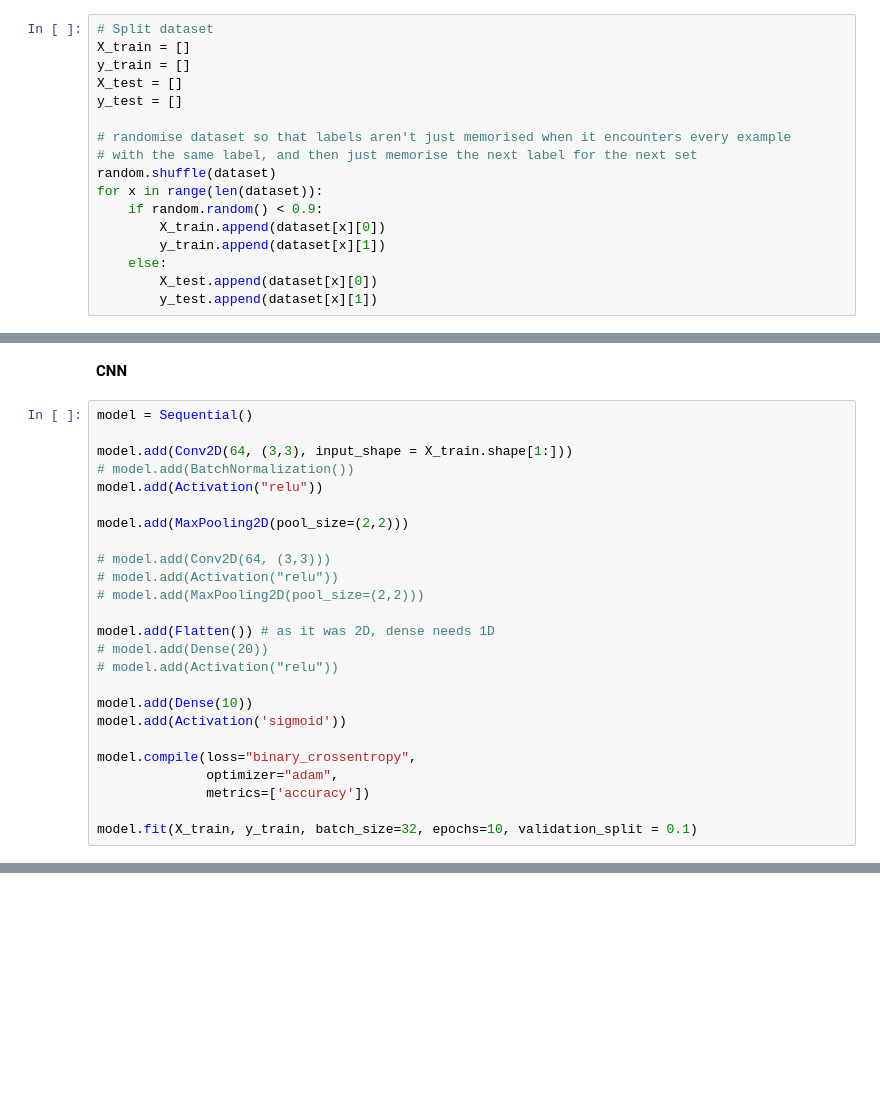
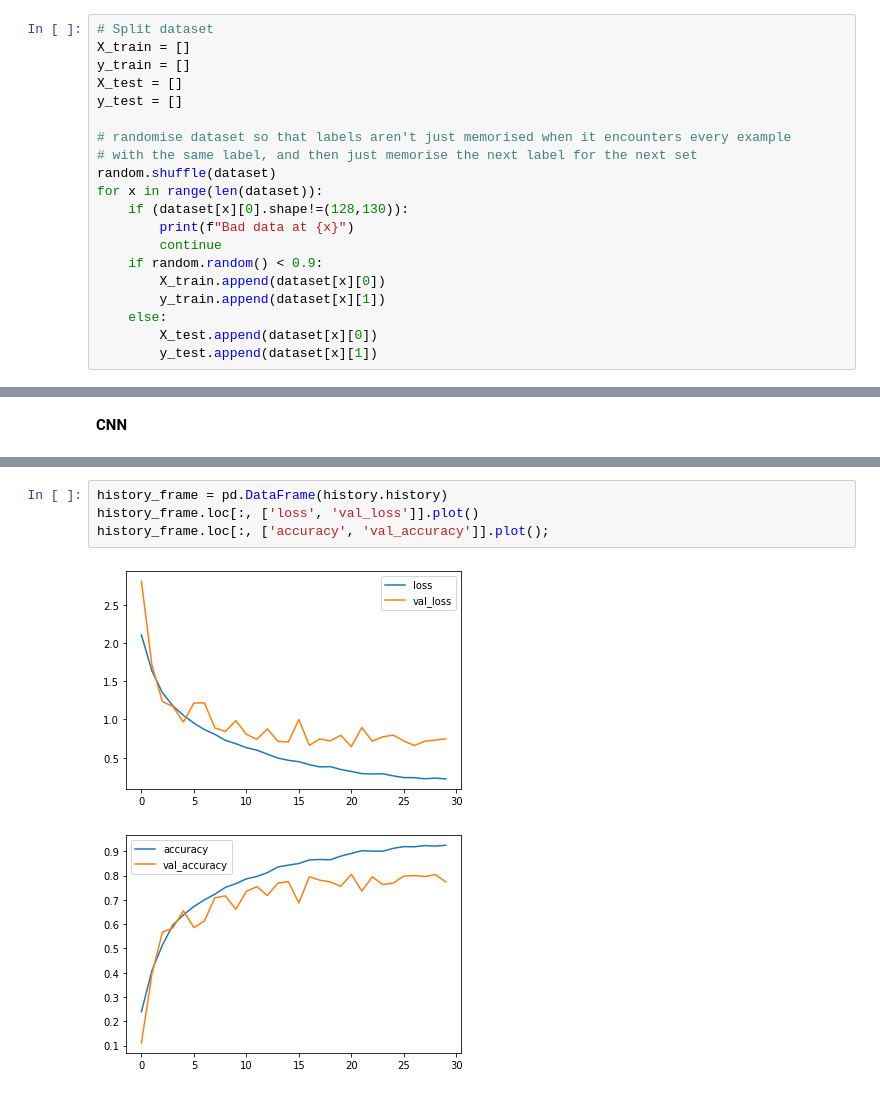
Before and after one commit to alexpondaven/Music-Genre-Classification, a Jupyter notebook: 4-Models using Mel Spectogram (including CNN).ipynb, the cells around one changed output, grey strips where cells are left out. Cells and saved outputs as stored; diff of their text form; blank space fills up the shorter version.

Commit message:
improved CNN model accuracy to 80%

```diff
--- a/4-Models using Mel Spectogram (including CNN).ipynb
+++ b/4-Models using Mel Spectogram (including CNN).ipynb
@@ -105,6 +145,9 @@ y_test = []
 # with the same label, and then just memorise the next label for the next set
 random.shuffle(dataset)
 for x in range(len(dataset)):
+    if (dataset[x][0].shape!=(128,130)):
+        print(f"Bad data at {x}")
+        continue
     if random.random() < 0.9:
         X_train.append(dataset[x][0])
         y_train.append(dataset[x][1])
@@ -137,27 +199,2 @@ len(dataset)
 # %% [markdown]
 **CNN**
-# %%
-model = Sequential()
-
-model.add(Conv2D(64, (3,3), input_shape = X_train.shape[1:]))
-# model.add(BatchNormalization())
-model.add(Activation("relu"))
-
-model.add(MaxPooling2D(pool_size=(2,2)))
-
-# model.add(Conv2D(64, (3,3)))
-# model.add(Activation("relu"))
-# model.add(MaxPooling2D(pool_size=(2,2)))
-
-model.add(Flatten()) # as it was 2D, dense needs 1D
-# model.add(Dense(20))
-# model.add(Activation("relu"))
-
-model.add(Dense(10))
-model.add(Activation('sigmoid'))
-
-model.compile(loss="binary_crossentropy",
-              optimizer="adam",
-              metrics=['accuracy'])
-
-model.fit(X_train, y_train, batch_size=32, epochs=10, validation_split = 0.1)
@@ -186,3 +271,10 @@ Epoch 10/10
+# %%
+history_frame = pd.DataFrame(history.history)
+history_frame.loc[:, ['loss', 'val_loss']].plot()
+history_frame.loc[:, ['accuracy', 'val_accuracy']].plot();
+# %% [output]
+[figure, added]
+[figure, added]
 # %% [markdown]
 Overfitting Problem:
 - Accuracy on training set is very good (96%), while validation accuracy (calculated on subset of data not used for training) is very low (37%)
```
Also changed, not shown: parts of 15 cells of this notebook.
